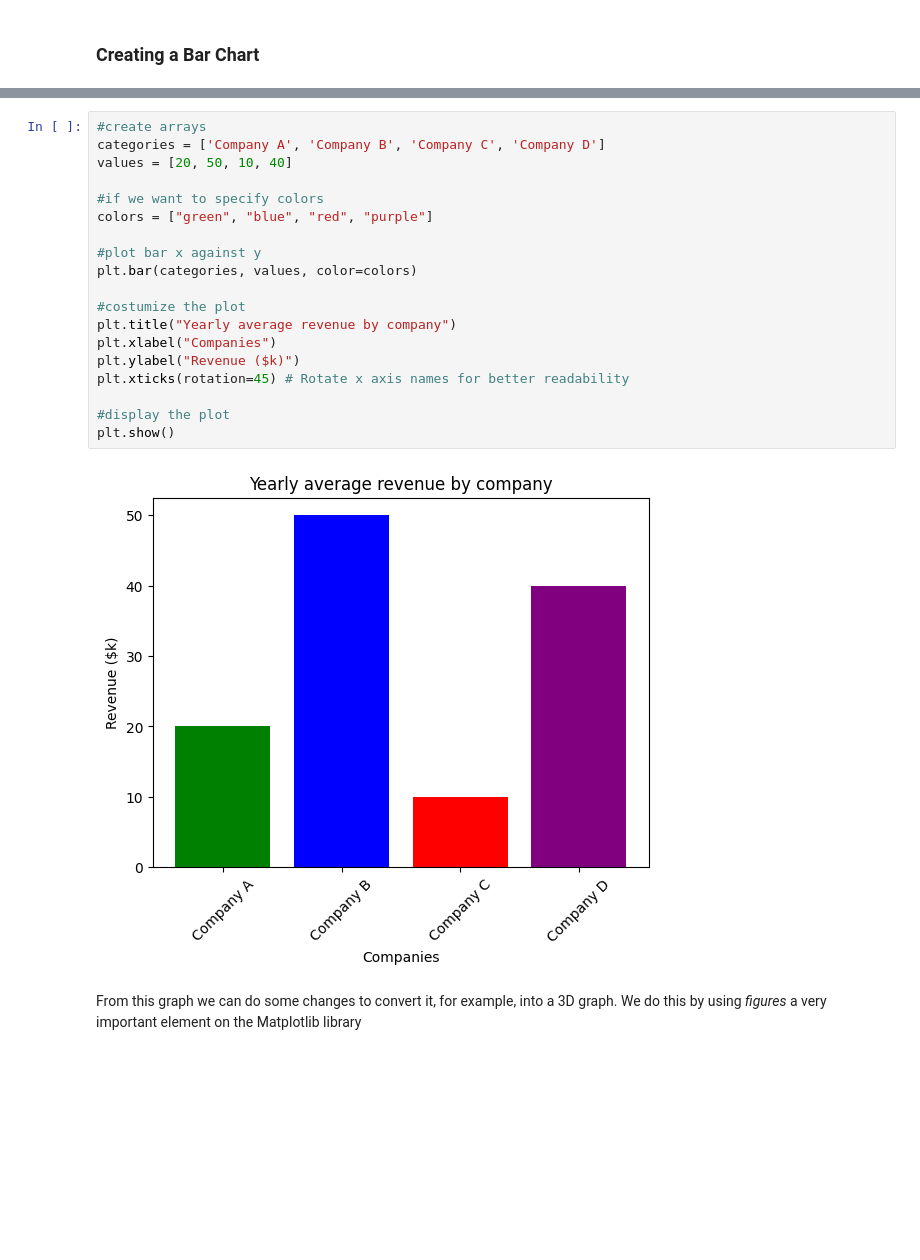
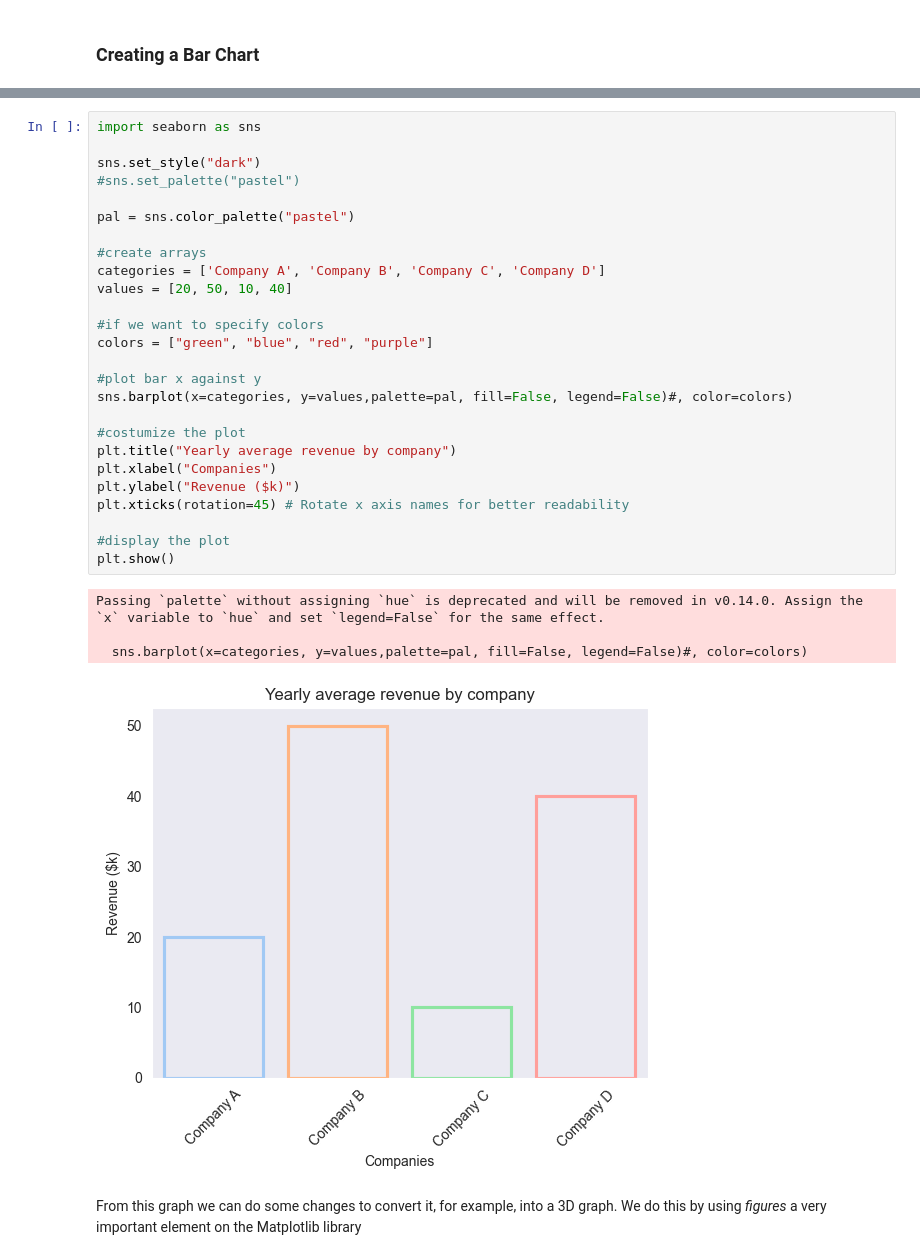
Before and after one commit to mbrionesr96/icatt_dsm_python, a Jupyter notebook: 20260218_Class 3.ipynb, the cells around one changed output, grey strips where cells are left out. Drawn from its saved outputs; the diff is of its cells as text; blank space fills up the shorter version.

```diff
--- a/20260218_Class 3.ipynb
+++ b/20260218_Class 3.ipynb
@@ -298,24 +322,34 @@ plt.show()
 # %%
+import seaborn as sns
+
+sns.set_style("dark")
+#sns.set_palette("pastel")
+
+pal = sns.color_palette("pastel")
+
 #create arrays
 categories = ['Company A', 'Company B', 'Company C', 'Company D']
 values = [20, 50, 10, 40]
 
 #if we want to specify colors
 colors = ["green", "blue", "red", "purple"]
 
 #plot bar x against y
-plt.bar(categories, values, color=colors)
+sns.barplot(x=categories, y=values,palette=pal, fill=False, legend=False)#, color=colors)
 
 #costumize the plot
 plt.title("Yearly average revenue by company")
 plt.xlabel("Companies")
 plt.ylabel("Revenue ($k)")
 plt.xticks(rotation=45) # Rotate x axis names for better readability
 
 #display the plot
 plt.show()
 # %% [output]
+Passing `palette` without assigning `hue` is deprecated and will be removed in v0.14.0. Assign the `x` variable to `hue` and set `legend=False` for the same effect.
+
+  sns.barplot(x=categories, y=values,palette=pal, fill=False, legend=False)#, color=colors)
-[figure, old version]
+[figure, new version]
 # %% [markdown]
 From this graph we can do some changes to convert it, for example, into a 3D graph. We do this by using *figures* a very important element on the Matplotlib library
 # %%
```
Also changed, not shown: parts of 2 cells of this notebook, 2 other files.
